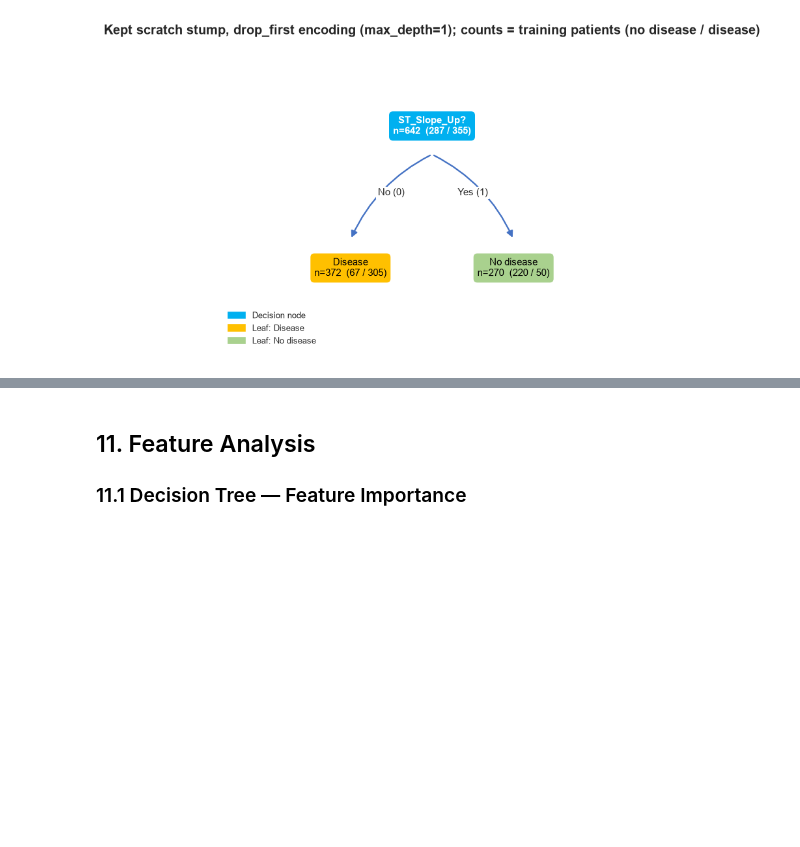
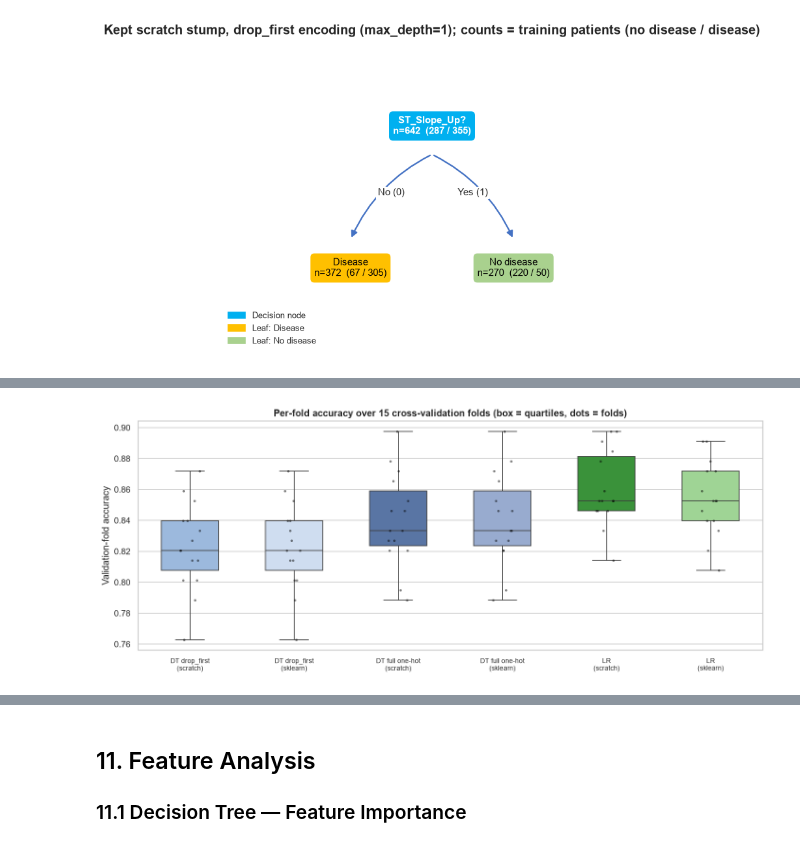
Before and after one commit to ajanumala-Albert/heart-disease-ml-project, a Jupyter notebook: heart_disease_decision_tree.ipynb, the cells around one changed output, grey strips where cells are left out. Drawn from its saved outputs; the diff is of its cells as text; code cells hidden in the pictures; blank space fills up the shorter version.

```diff
--- a/heart_disease_decision_tree.ipynb
+++ b/heart_disease_decision_tree.ipynb
@@ -1103,0 +1250,72 @@ draw_tree(scratch_clf, X_train, y_train, feature_names,
+# %%
+# ---- Per-fold evaluation of the selected configurations: scratch vs scikit-learn on IDENTICAL folds ----
+def fold_metrics(yt, yp, proba=None):
+    return {'Accuracy': accuracy_score(yt, yp), 'Precision': precision_score(yt, yp, zero_division=0),
+            'Recall': recall_score(yt, yp), 'F1': f1_score(yt, yp),
+            'ROC-AUC': roc_auc_score(yt, proba) if proba is not None else np.nan}
+
+recs, agreement = [], {'DT drop_first': [], 'DT full one-hot': [], 'LR': []}
+for k, f in enumerate(folds):
+    ytr, yva = f['y_tr'], f['y_va']
+    for enc, name in [('df', 'DT drop_first'), ('full', 'DT full one-hot')]:
+        d, m = best_cv[enc]; Xtr, Xva = f[enc]
+        ps = DecisionTreeScratch(max_depth=d, min_samples_split=m).fit(Xtr, ytr).predict(Xva)
+        pk = DecisionTreeClassifier(max_depth=d, min_samples_split=m, criterion='gini',
+                                    random_state=RANDOM_SEED).fit(Xtr, ytr).predict(Xva)
+        recs.append({'model': f'{name} (scratch)', 'fold': k, **fold_metrics(yva, ps)})
+        recs.append({'model': f'{name} (sklearn)', 'fold': k, **fold_metrics(yva, pk)})
+        agreement[name].append(float((ps == pk).mean()))
+    Xtr, Xva = f['lr']
+    ls = LogisticRegressionScratch(lr=best_lr_cv, n_iterations=2000).fit(Xtr, ytr)
+    lk = SKLearnLR(C=np.inf, max_iter=10000, tol=1e-10).fit(Xtr, ytr)
+    recs.append({'model': 'LR (scratch)', 'fold': k, **fold_metrics(yva, ls.predict(Xva), ls.predict_proba(Xva))})
+    recs.append({'model': 'LR (sklearn)', 'fold': k, **fold_metrics(yva, lk.predict(Xva), lk.predict_proba(Xva)[:, 1])})
+    agreement['LR'].append(float((ls.predict(Xva) == lk.predict(Xva)).mean()))
+cv_results = pd.DataFrame(recs)
+
+order = ['DT drop_first (scratch)', 'DT drop_first (sklearn)', 'DT full one-hot (scratch)', 'DT full one-hot (sklearn)',
+         'LR (scratch)', 'LR (sklearn)']
+mets = ['Accuracy', 'Precision', 'Recall', 'F1', 'ROC-AUC']
+mean_ = cv_results.groupby('model')[mets].mean().loc[order]
+std_ = cv_results.groupby('model')[mets].std(ddof=1).loc[order]
+summary = mean_.round(3).astype(str) + ' +/- ' + std_.round(3).astype(str)
+summary = summary.replace({'nan +/- nan': '-'})
+print(f'=== Cross-validated validation-fold performance: mean +/- std over {len(folds)} folds ===')
+print(summary.to_string())
+print('\nMean per-fold prediction agreement scratch vs sklearn: ' +
+      ', '.join(f'{k} = {np.mean(v):.4f}' for k, v in agreement.items()))
+
+# Paired comparisons on per-fold accuracy (same folds). p-value: Nadeau-Bengio corrected resampled t-test,
+# which accounts for the overlap between training sets of different folds (the plain t-test is too optimistic).
+acc = cv_results.pivot(index='fold', columns='model', values='Accuracy')
+def paired(a, b):
+    dlt = (acc[a] - acc[b]).values
+    k, var = len(dlt), dlt.var(ddof=1)
+    if var == 0:
+        p = 1.0 if dlt.mean() == 0 else 0.0
+    else:
+        t = dlt.mean() / np.sqrt((1 / k + 1 / (N_SPLITS - 1)) * var)
+        p = 2 * stats.t.sf(abs(t), k - 1)
+    return {'A - B': f'{a}  -  {b}', 'mean diff': dlt.mean(), 'std': dlt.std(ddof=1),
+            'A wins': int((dlt > 0).sum()), 'ties': int((dlt == 0).sum()), 'B wins': int((dlt < 0).sum()), 'corrected p': p}
+comparisons = pd.DataFrame([
+    paired('LR (scratch)', 'DT full one-hot (scratch)'),
+    paired('DT full one-hot (scratch)', 'DT drop_first (scratch)'),
+    paired('LR (scratch)', 'LR (sklearn)'),
+    paired('DT full one-hot (scratch)', 'DT full one-hot (sklearn)'),
+])
+print('\n=== Paired accuracy differences across folds ===')
+print(comparisons.round(4).to_string(index=False))
+
+# Figure: per-fold accuracy distribution of all six models
+fig, ax = plt.subplots(figsize=(12, 5))
+pal = ['#91b8e8', '#c9dcf5', '#4C72B0', '#8fa8d8', '#2ca02c', '#98df8a']
+sns.boxplot(data=cv_results, x='model', y='Accuracy', order=order, hue='model', hue_order=order, palette=pal, legend=False, ax=ax, width=0.55, fliersize=0)
+sns.stripplot(data=cv_results, x='model', y='Accuracy', order=order, color='black', size=3, alpha=0.5, ax=ax)
+ax.set_xticks(range(len(order))); ax.set_xticklabels([o.replace(' (', chr(10) + '(') for o in order], fontsize=8.5)
+ax.set_xlabel(''); ax.set_ylabel('Validation-fold accuracy')
+ax.set_title(f'Per-fold accuracy over {len(folds)} cross-validation folds (box = quartiles, dots = folds)', fontweight='bold')
+plt.tight_layout()
+plt.savefig('fig17_cv_accuracy_boxplot.png', bbox_inches='tight')
+plt.show()
+# %% [output]
@@ -1103,0 +1340 @@ draw_tree(scratch_clf, X_train, y_train, feature_names,
+[figure, added]
```
Also changed, not shown: parts of 7 cells of this notebook, 2 other files.
